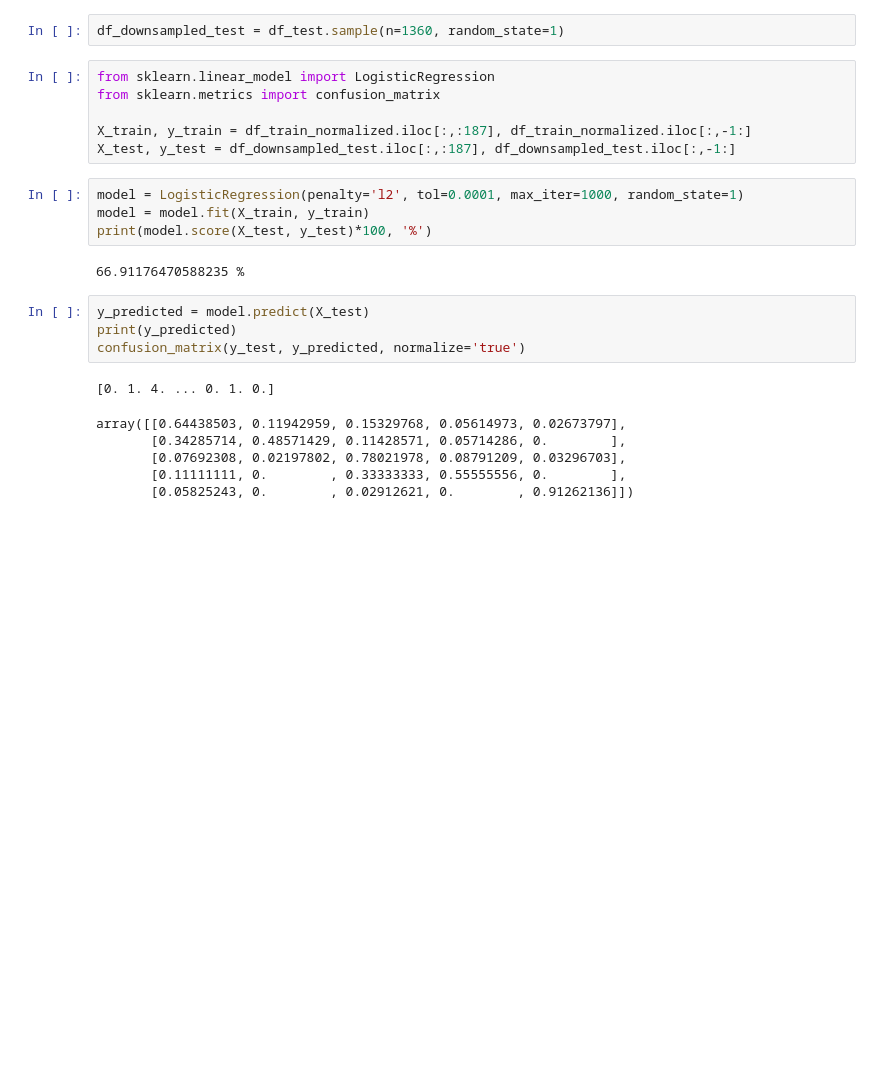
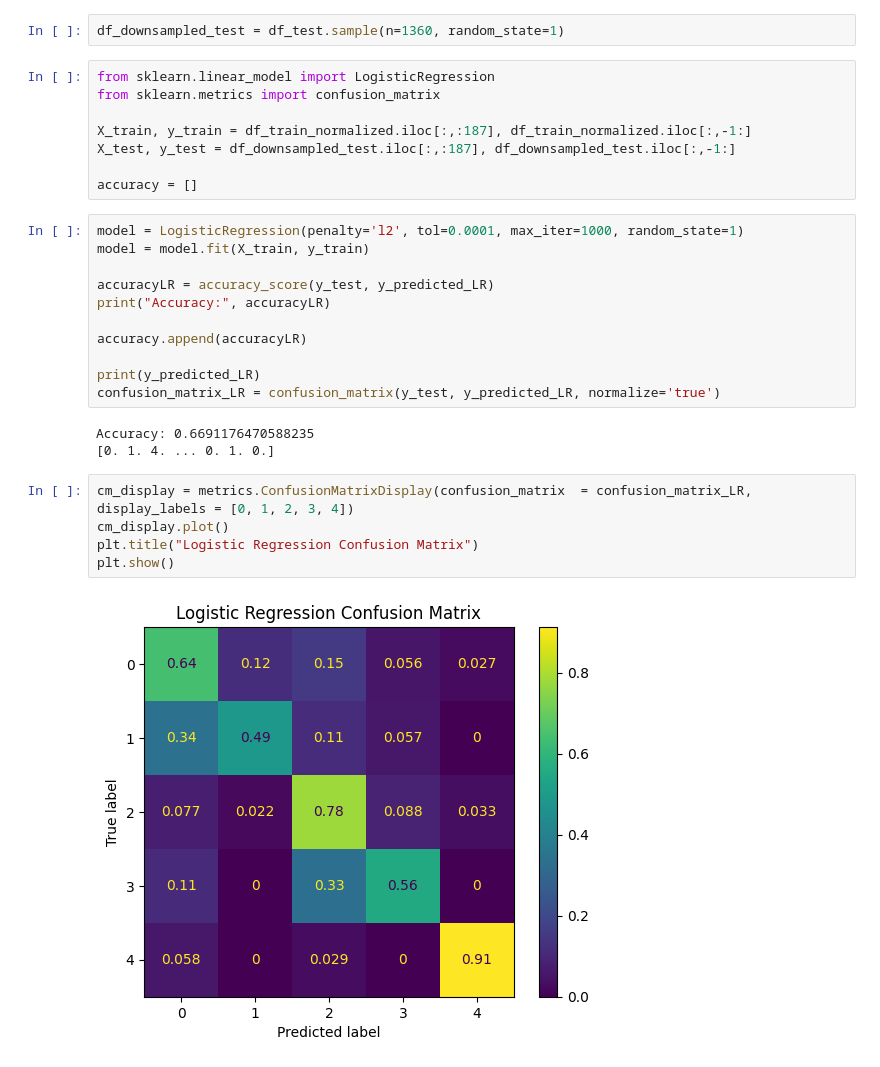
Before and after one commit to Dhawal-Modi/DSC_2024_Space_Jam, a Jupyter notebook: Task2.ipynb, the cells around one changed output. Drawn from its saved outputs; the diff is of its cells as text; blank space fills up the shorter version.

Commit message:
Confusion Matrix and Visualizations

```diff
--- a/Task2.ipynb
+++ b/Task2.ipynb
@@ -96,23 +94,29 @@ from sklearn.metrics import confusion_matrix
 
 X_train, y_train = df_train_normalized.iloc[:,:187], df_train_normalized.iloc[:,-1:]
 X_test, y_test = df_downsampled_test.iloc[:,:187], df_downsampled_test.iloc[:,-1:]
+
+accuracy = []
 # %%
 model = LogisticRegression(penalty='l2', tol=0.0001, max_iter=1000, random_state=1)
 model = model.fit(X_train, y_train)
-print(model.score(X_test, y_test)*100, '%')
+
+accuracyLR = accuracy_score(y_test, y_predicted_LR)
+print("Accuracy:", accuracyLR)
+
+accuracy.append(accuracyLR)
+
+print(y_predicted_LR)
+confusion_matrix_LR = confusion_matrix(y_test, y_predicted_LR, normalize='true')
 # %% [output]
-66.91176470588235 %
+Accuracy: 0.6691176470588235
+[0. 1. 4. ... 0. 1. 0.]
-# %%
-y_predicted = model.predict(X_test)
-print(y_predicted)
-confusion_matrix(y_test, y_predicted, normalize='true')
-# %% [output]
-[0. 1. 4. ... 0. 1. 0.]
-array([[0.64438503, 0.11942959, 0.15329768, 0.05614973, 0.02673797],
-       [0.34285714, 0.48571429, 0.11428571, 0.05714286, 0.        ],
-       [0.07692308, 0.02197802, 0.78021978, 0.08791209, 0.03296703],
-       [0.11111111, 0.        , 0.33333333, 0.55555556, 0.        ],
-       [0.05825243, 0.        , 0.02912621, 0.        , 0.91262136]])
+# %%
+cm_display = metrics.ConfusionMatrixDisplay(confusion_matrix  = confusion_matrix_LR, display_labels = [0, 1, 2, 3, 4])
+cm_display.plot()
+plt.title("Logistic Regression Confusion Matrix")
+plt.show()
+# %% [output]
+[figure, added]
 # %%
 from sklearn.neighbors import KNeighborsClassifier
 from sklearn.metrics import accuracy_score
```
Also changed, not shown: parts of 7 cells of this notebook.
